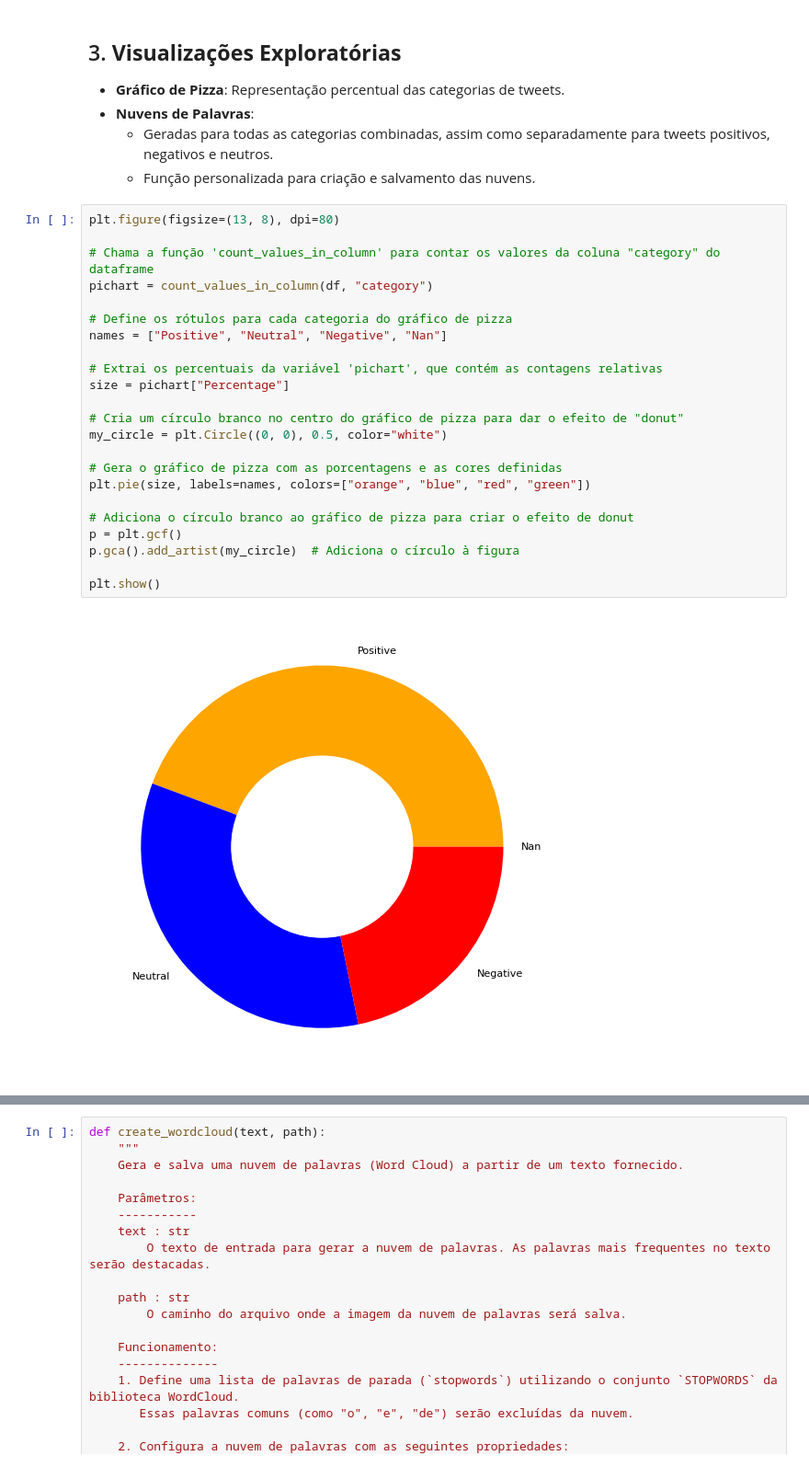
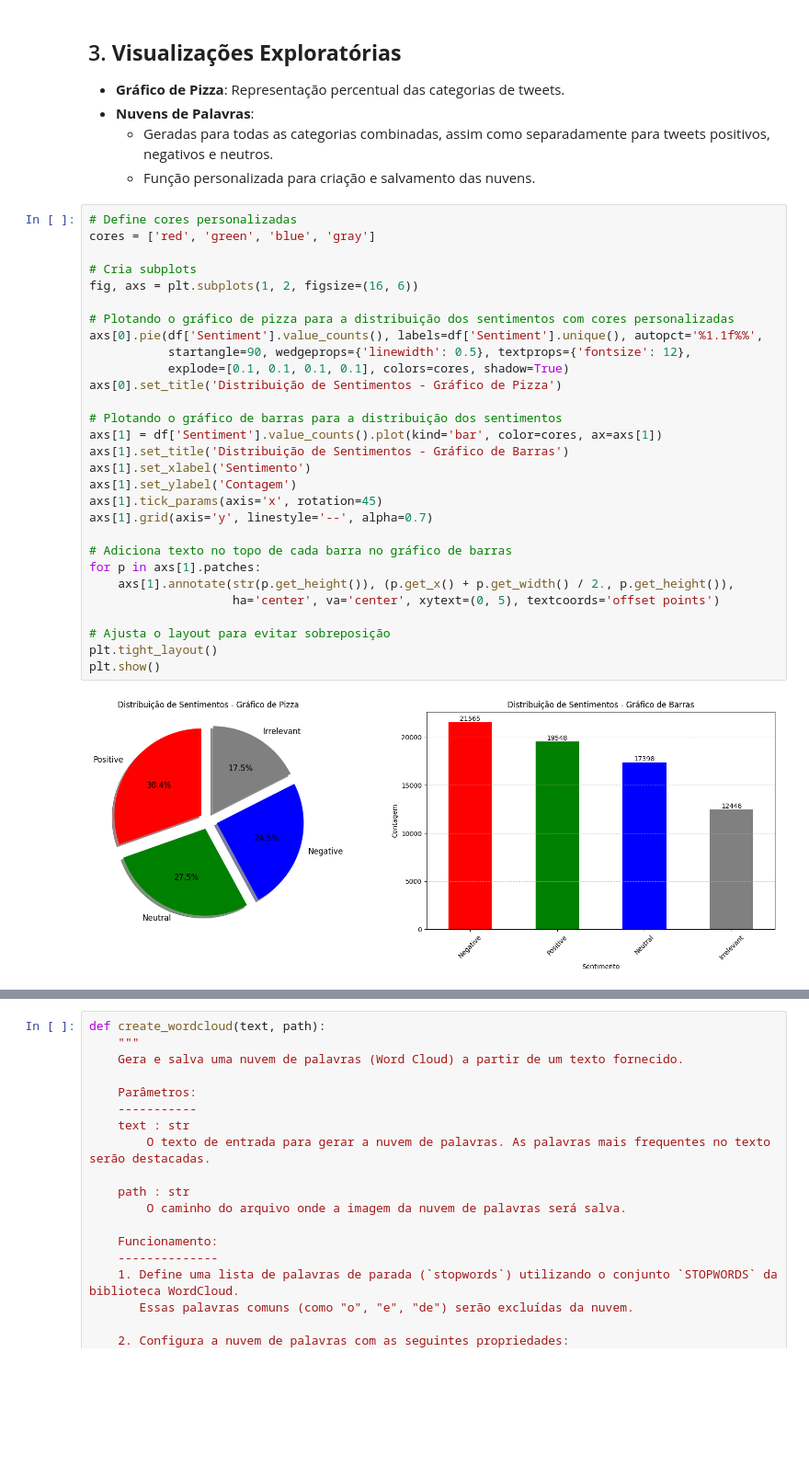
Before and after one commit to thiago-abarros/twitter-sentiment-analysis, a Jupyter notebook: notebooks/twitter-analysis.ipynb, the cells around one changed output, grey strips where cells are left out. Shown at 92% size. Drawn from its saved outputs; the diff is of its cells as text; blank space fills up the shorter version.

```diff
--- a/notebooks/twitter-analysis.ipynb
+++ b/notebooks/twitter-analysis.ipynb
@@ -81,28 +150,34 @@ df_neutral = df[df["category"] == 0]
 - **Nuvens de Palavras**:
   - Geradas para todas as categorias combinadas, assim como separadamente para tweets positivos, negativos e neutros.
   - Função personalizada para criação e salvamento das nuvens.
-# %%
-plt.figure(figsize=(13, 8), dpi=80)
-
-# Chama a função 'count_values_in_column' para contar os valores da coluna "category" do dataframe
-pichart = count_values_in_column(df, "category")
-
-# Define os rótulos para cada categoria do gráfico de pizza
-names = ["Positive", "Neutral", "Negative", "Nan"]
-
-# Extrai os percentuais da variável 'pichart', que contém as contagens relativas
-size = pichart["Percentage"]
-
-# Cria um círculo branco no centro do gráfico de pizza para dar o efeito de "donut"
-my_circle = plt.Circle((0, 0), 0.5, color="white")
-
-# Gera o gráfico de pizza com as porcentagens e as cores definidas
-plt.pie(size, labels=names, colors=["orange", "blue", "red", "green"])
-
-# Adiciona o círculo branco ao gráfico de pizza para criar o efeito de donut
-p = plt.gcf()
-p.gca().add_artist(my_circle)  # Adiciona o círculo à figura
-
-plt.show()
-# %% [output]
-[figure, removed]
+# %%
+# Define cores personalizadas
+cores = ['red', 'green', 'blue', 'gray']
+
+# Cria subplots
+fig, axs = plt.subplots(1, 2, figsize=(16, 6))
+
+# Plotando o gráfico de pizza para a distribuição dos sentimentos com cores personalizadas
+axs[0].pie(df['Sentiment'].value_counts(), labels=df['Sentiment'].unique(), autopct='%1.1f%%',
+           startangle=90, wedgeprops={'linewidth': 0.5}, textprops={'fontsize': 12},
+           explode=[0.1, 0.1, 0.1, 0.1], colors=cores, shadow=True)
+axs[0].set_title('Distribuição de Sentimentos - Gráfico de Pizza')
+
+# Plotando o gráfico de barras para a distribuição dos sentimentos
+axs[1] = df['Sentiment'].value_counts().plot(kind='bar', color=cores, ax=axs[1])
+axs[1].set_title('Distribuição de Sentimentos - Gráfico de Barras')
+axs[1].set_xlabel('Sentimento')
+axs[1].set_ylabel('Contagem')
+axs[1].tick_params(axis='x', rotation=45)
+axs[1].grid(axis='y', linestyle='--', alpha=0.7)
+
+# Adiciona texto no topo de cada barra no gráfico de barras
+for p in axs[1].patches:
+    axs[1].annotate(str(p.get_height()), (p.get_x() + p.get_width() / 2., p.get_height()),
+                    ha='center', va='center', xytext=(0, 5), textcoords='offset points')
+
+# Ajusta o layout para evitar sobreposição
+plt.tight_layout()
+plt.show()
+# %% [output]
+[figure, added]
```
Also changed, not shown: parts of 86 cells of this notebook, 7 other files.
